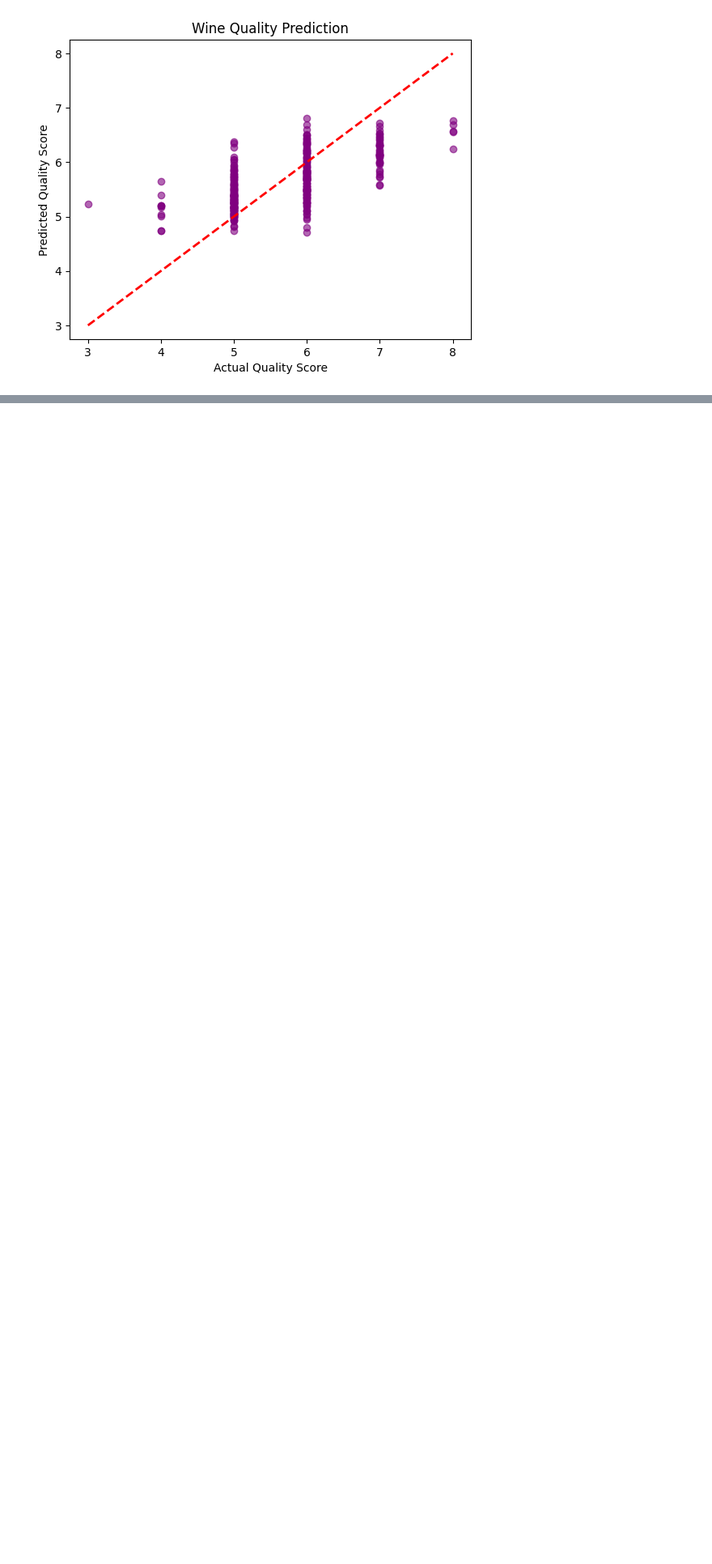
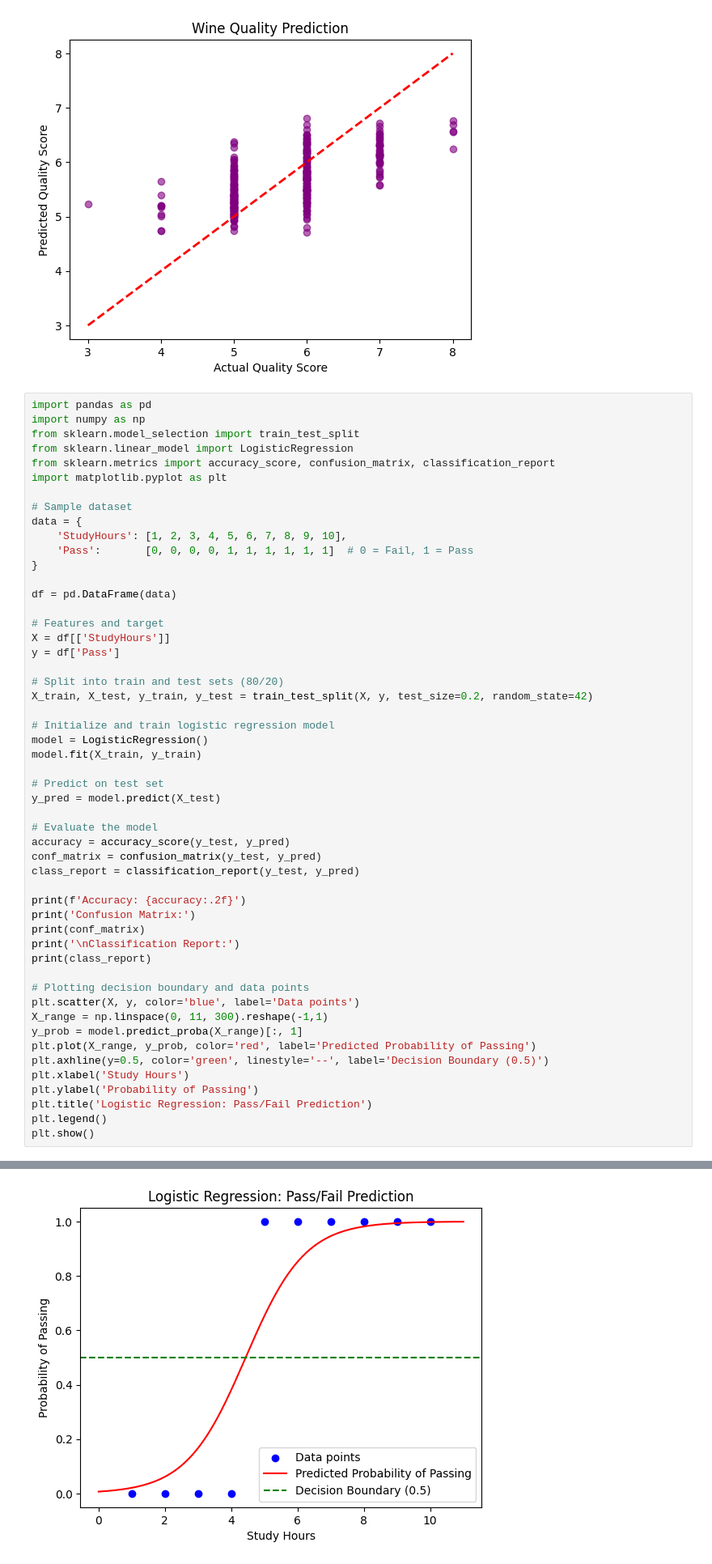
Before and after one commit to govindhansv/DataScience, a Jupyter notebook: demo_quest.ipynb, the cells around one changed output, grey strips where cells are left out. Shown at 81% size. Drawn from its saved outputs; the diff is of its cells as text; blank space fills up the shorter version.

```diff
--- a/demo_quest.ipynb
+++ b/demo_quest.ipynb
@@ -257,3 +257,56 @@ plt.show()
 Mean Squared Error: 0.390
 R^2 Score: 0.403
 [figure]
+# %%
+import pandas as pd
+import numpy as np
+from sklearn.model_selection import train_test_split
+from sklearn.linear_model import LogisticRegression
+from sklearn.metrics import accuracy_score, confusion_matrix, classification_report
+import matplotlib.pyplot as plt
+
+# Sample dataset
+data = {
+    'StudyHours': [1, 2, 3, 4, 5, 6, 7, 8, 9, 10],
+    'Pass':       [0, 0, 0, 0, 1, 1, 1, 1, 1, 1]  # 0 = Fail, 1 = Pass
+}
+
+df = pd.DataFrame(data)
+
+# Features and target
+X = df[['StudyHours']]
+y = df['Pass']
+
+# Split into train and test sets (80/20)
+X_train, X_test, y_train, y_test = train_test_split(X, y, test_size=0.2, random_state=42)
+
+# Initialize and train logistic regression model
+model = LogisticRegression()
+model.fit(X_train, y_train)
+
+# Predict on test set
+y_pred = model.predict(X_test)
+
+# Evaluate the model
+accuracy = accuracy_score(y_test, y_pred)
+conf_matrix = confusion_matrix(y_test, y_pred)
+class_report = classification_report(y_test, y_pred)
+
+print(f'Accuracy: {accuracy:.2f}')
+print('Confusion Matrix:')
+print(conf_matrix)
+print('\nClassification Report:')
+print(class_report)
+
+# Plotting decision boundary and data points
+plt.scatter(X, y, color='blue', label='Data points')
+X_range = np.linspace(0, 11, 300).reshape(-1,1)
+y_prob = model.predict_proba(X_range)[:, 1]
+plt.plot(X_range, y_prob, color='red', label='Predicted Probability of Passing')
+plt.axhline(y=0.5, color='green', linestyle='--', label='Decision Boundary (0.5)')
+plt.xlabel('Study Hours')
+plt.ylabel('Probability of Passing')
+plt.title('Logistic Regression: Pass/Fail Prediction')
+plt.legend()
+plt.show()
+# %% [output]
@@ -259,0 +327 @@ R^2 Score: 0.403
+[figure, added]
```
Also changed, not shown: parts of 1 cell of this notebook.
